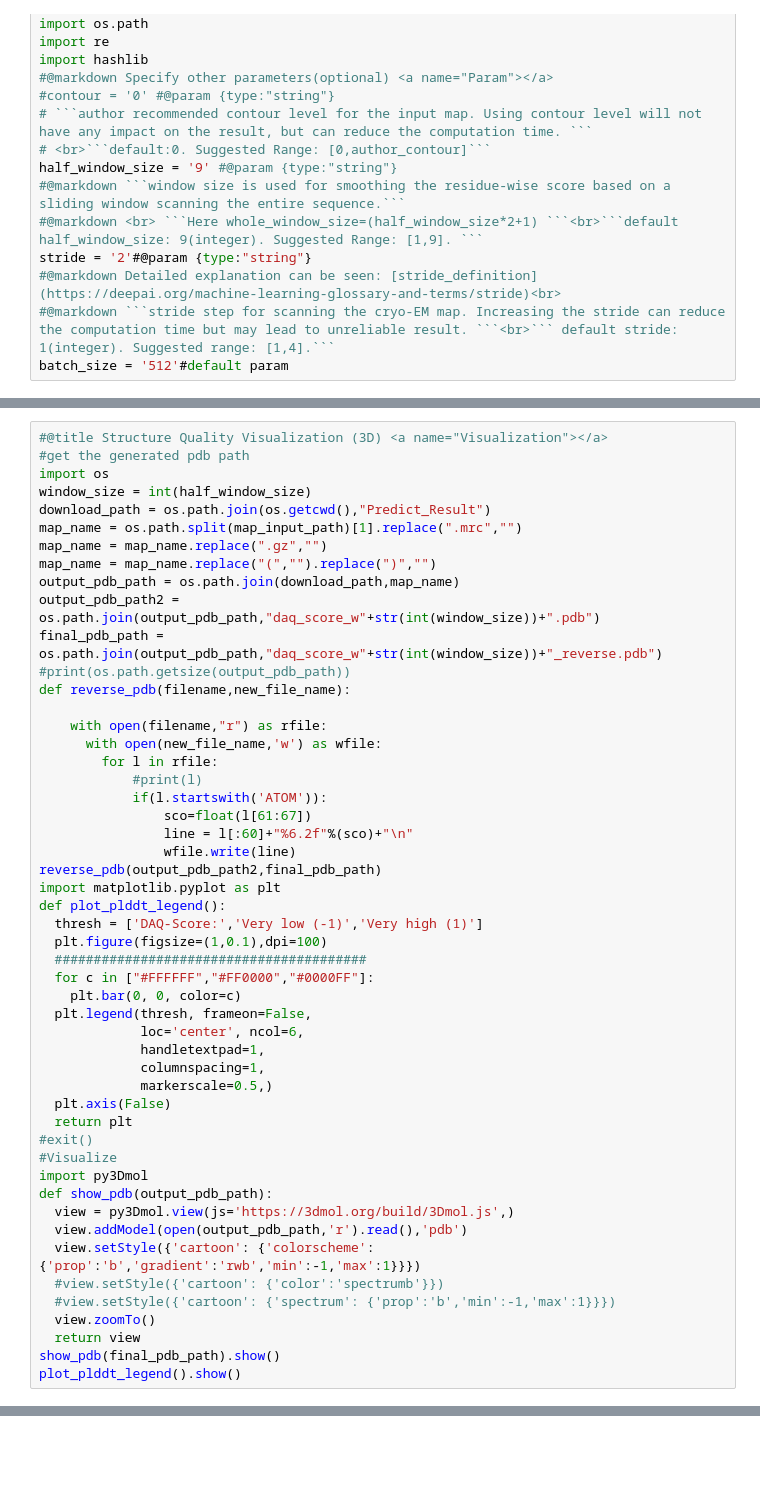
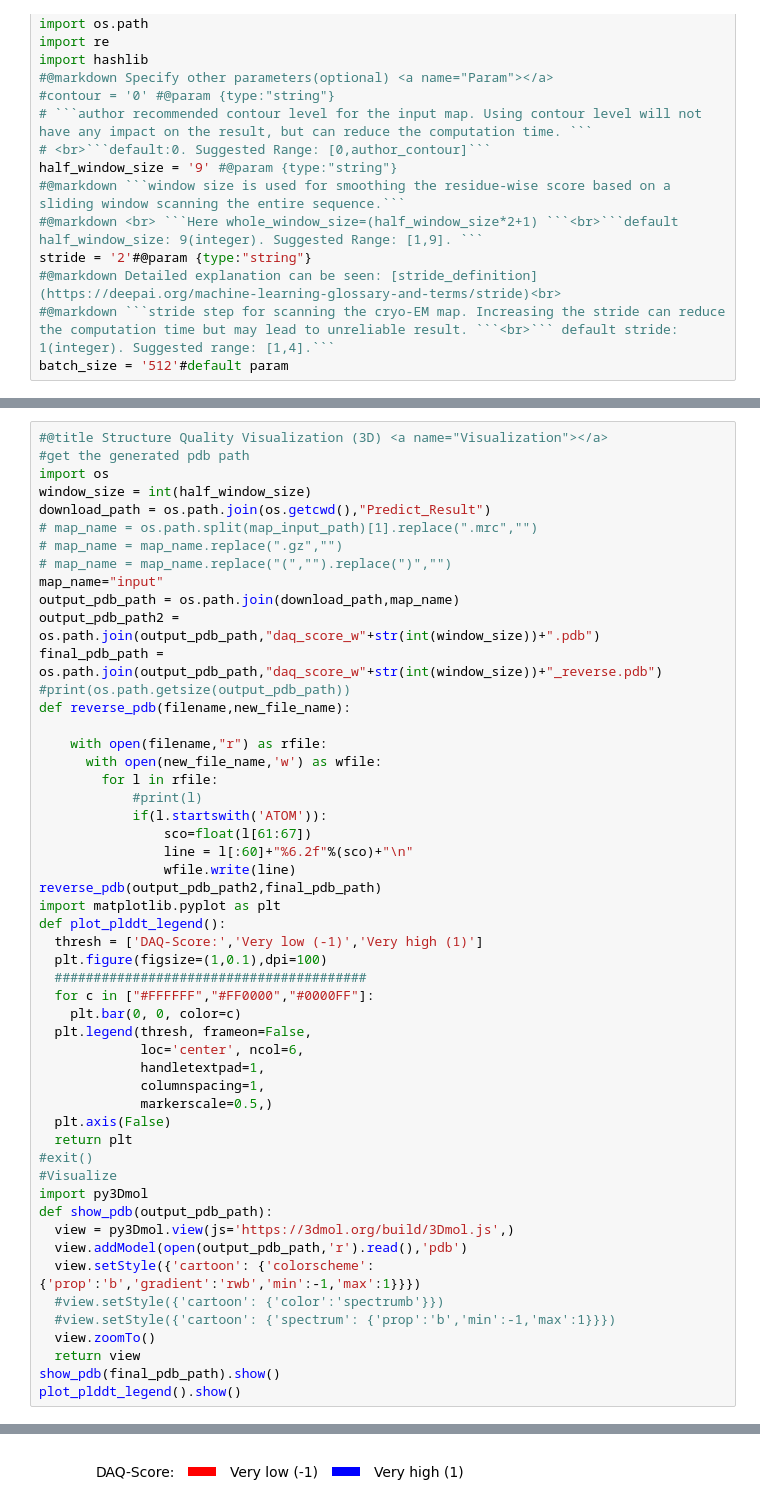
Before and after one commit to kiharalab/DAQ, a Jupyter notebook: DAQ_Score.ipynb, the cells around one changed output, grey strips where cells are left out. Cells and saved outputs as stored; diff of their text form; blank space fills up the shorter version.

```diff
--- a/DAQ_Score.ipynb
+++ b/DAQ_Score.ipynb
@@ -279,9 +319,10 @@ files.download(tar_path)
 import os
 window_size = int(half_window_size)
 download_path = os.path.join(os.getcwd(),"Predict_Result")
-map_name = os.path.split(map_input_path)[1].replace(".mrc","")
-map_name = map_name.replace(".gz","")
-map_name = map_name.replace("(","").replace(")","")
+# map_name = os.path.split(map_input_path)[1].replace(".mrc","")
+# map_name = map_name.replace(".gz","")
+# map_name = map_name.replace("(","").replace(")","")
+map_name="input"
 output_pdb_path = os.path.join(download_path,map_name)
 output_pdb_path2 = os.path.join(output_pdb_path,"daq_score_w"+str(int(window_size))+".pdb")
 final_pdb_path = os.path.join(output_pdb_path,"daq_score_w"+str(int(window_size))+"_reverse.pdb")
@@ -324,3 +365,4 @@ def show_pdb(output_pdb_path):
   return view
 show_pdb(final_pdb_path).show()
 plot_plddt_legend().show()
+# %% [output]
@@ -327,3 +370,4 @@ plot_plddt_legend().show()
+[figure, added]
 # %%
 #@title Residue-wise Quality Plot (2D) <a name="Plot"></a>
 import numpy as np
```
Also changed, not shown: parts of 9 cells of this notebook.
